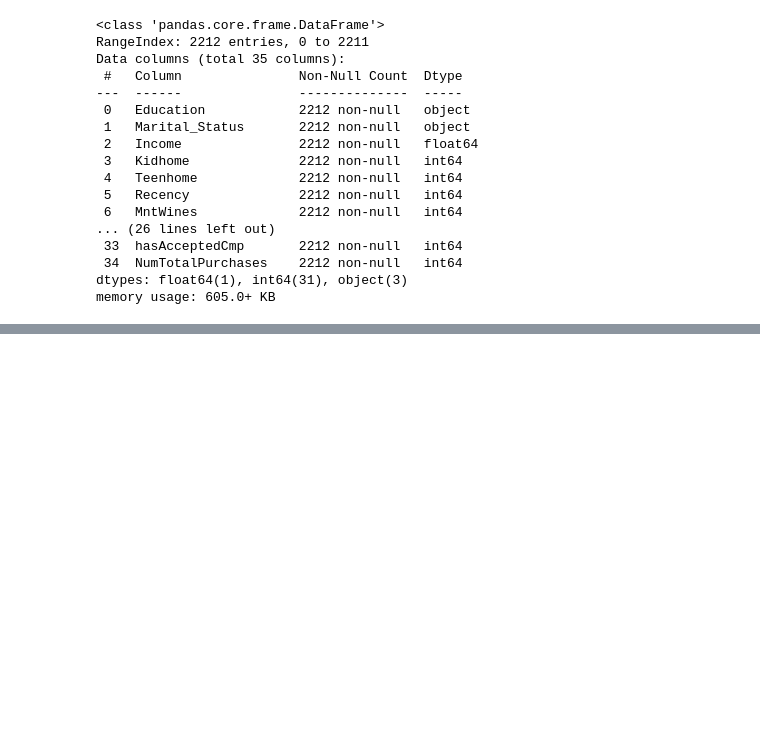
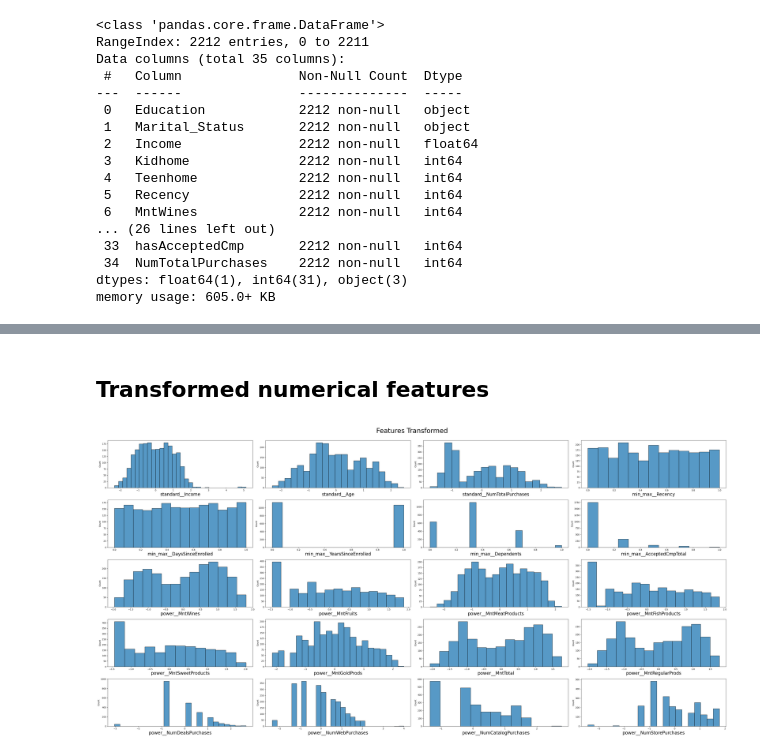
Before and after one commit to igornunespatricio/Clustering-Data-Analyst-iFood, a Jupyter notebook: notebooks/clustering.ipynb, the cells around one changed output, grey strips where cells are left out. Cells and saved outputs as stored; diff of their text form; code cells hidden in the pictures; blank space fills up the shorter version.

```diff
--- a/notebooks/clustering.ipynb
+++ b/notebooks/clustering.ipynb
@@ -26,0 +117,32 @@ memory usage: 605.0+ KB
+# %%
+preprocessing = ColumnTransformer(
+    transformers=[
+        ('one_hot_encoder', OneHotEncoder(), one_hot_cols),
+        ('standard', StandardScaler(), standard_scaler_cols),
+        ('min_max', MinMaxScaler(), min_max_scaler_cols),
+        ('power', PowerTransformer(), power_cols)
+    ]
+)
+
+df_scaled = pd.DataFrame(
+    preprocessing.fit_transform(df),
+    columns=preprocessing.get_feature_names_out()
+)
+# %%
+df_scaled_not_ohe = df_scaled.loc[:, ~df_scaled.columns.str.startswith('one')]
+# %% [markdown]
+## Transformed numerical features
+# %%
+numerical_feature = df_scaled_not_ohe.columns
+number_numerical_features = len(numerical_feature)
+ncols = 4
+nrows = number_numerical_features // ncols + (1 if number_numerical_features % 3 > 0 else 0)
+
+fig, axes = plt.subplots(nrows=nrows, ncols=ncols, figsize=(ncols*10, 20), tight_layout=True)
+for feature, ax in zip(numerical_feature, axes.flatten()):
+    sns.histplot(data=df_scaled_not_ohe, x=feature, ax=ax)
+    ax.set_xlabel(feature, fontsize=20)
+
+fig.suptitle('Features Transformed\n', fontsize=30);
+# %% [output]
+[figure, added]
```
Also changed, not shown: parts of 15 cells of this notebook, 1 other file.
